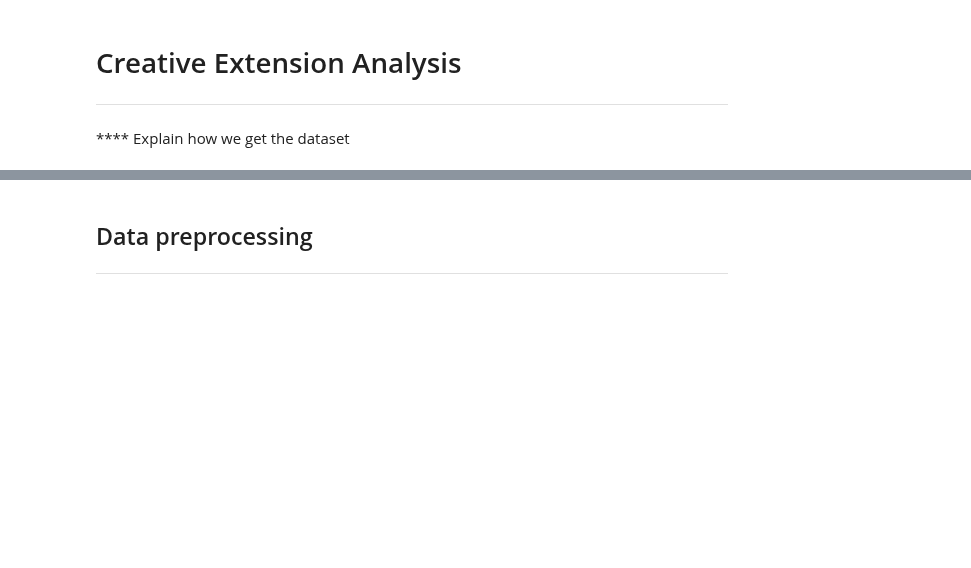
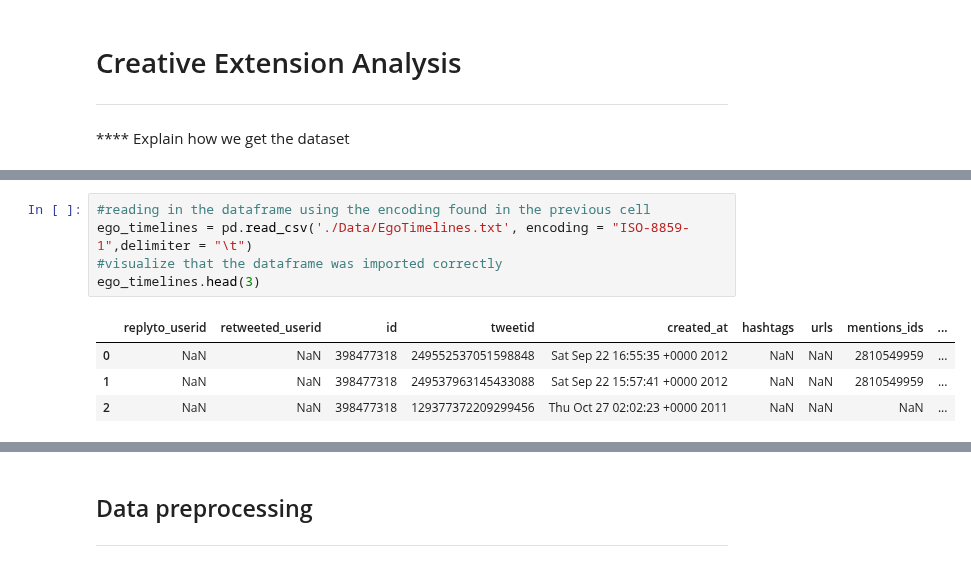
Before and after one commit to epfl-ada/ada-2020-project-milestone-p3-p3_musetti-adaletti, a Jupyter notebook: Creative_extension_analysis.ipynb, the cells around one changed output, grey strips where cells are left out. Saved outputs shown, nothing was run; the diff lists cells and outputs as text; blank space fills up the shorter version.

```diff
--- a/Creative_extension_analysis.ipynb
+++ b/Creative_extension_analysis.ipynb
@@ -32,0 +60,10 @@ from scipy import stats
+# %%
+#reading in the dataframe using the encoding found in the previous cell
+ego_timelines = pd.read_csv('./Data/EgoTimelines.txt', encoding = "ISO-8859-1",delimiter = "\t")
+#visualize that the dataframe was imported correctly
+ego_timelines.head(3)
+# %% [output]
+|  | replyto_userid | retweeted_userid | id | tweetid | created_at | hashtags | urls | mentions_ids | ... |
+| 0 | NaN | NaN | 398477318 | 249552537051598848 | Sat Sep 22 16:55:35 +0000 2012 | NaN | NaN | 2810549959 | ... |
+| 1 | NaN | NaN | 398477318 | 249537963145433088 | Sat Sep 22 15:57:41 +0000 2012 | NaN | NaN | 2810549959 | ... |
+| 2 | NaN | NaN | 398477318 | 129377372209299456 | Thu Oct 27 02:02:23 +0000 2011 | NaN | NaN | NaN | ... |
```
Also changed, not shown: parts of 55 cells of this notebook.
